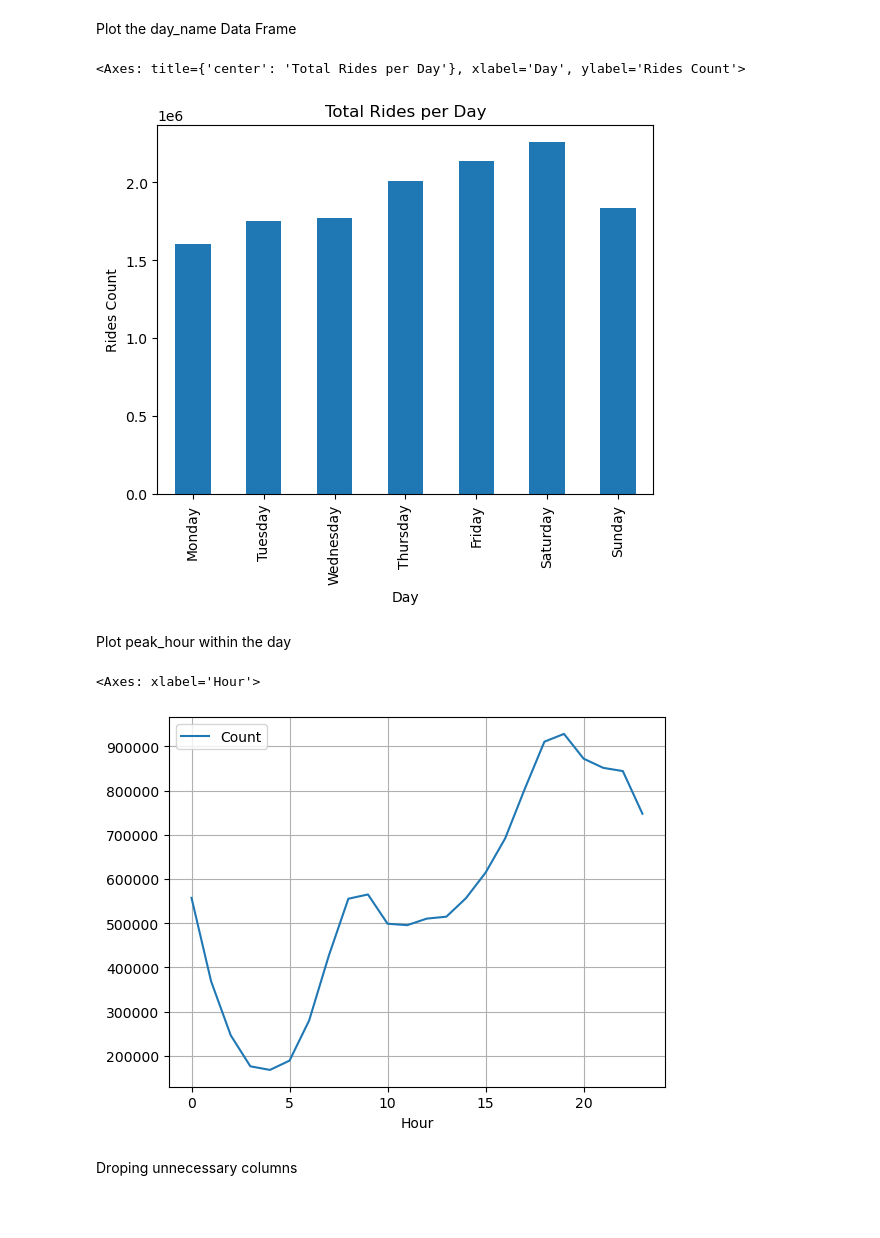
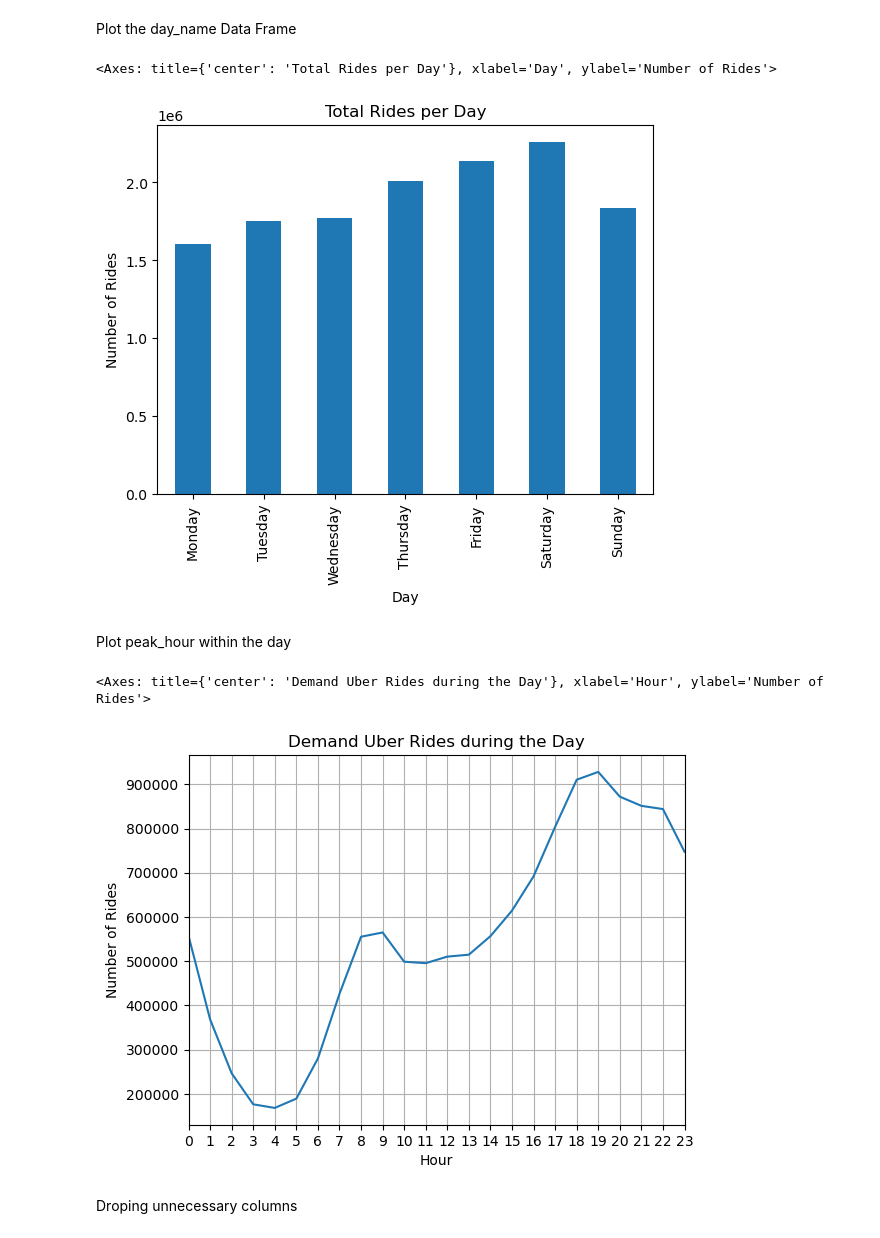
Before and after one commit to zainabaloraibi/Uber-Drives-in-NYC-2015, a Jupyter notebook: notebooks/uber_python.ipynb, the cells around one changed output. Cells and saved outputs as stored; diff of their text form; code cells hidden in the pictures; blank space fills up the shorter version.

```diff
--- a/notebooks/uber_python.ipynb
+++ b/notebooks/uber_python.ipynb
@@ -135,17 +135,17 @@ day_name
 # %% [markdown]
 Plot the day_name Data Frame
 # %%
-day_name.sort_values("Day_Name").plot(kind="bar", x='Day_Name', y='Num_rides',legend=False,title="Total Rides per Day",xlabel='Day',ylabel='Rides Count')
+day_name.sort_values("Day_Name").plot(kind="bar", x='Day_Name', y='Num_rides',legend=False,title="Total Rides per Day",xlabel='Day',ylabel='Number of Rides')
 # %% [output]
-<Axes: title={'center': 'Total Rides per Day'}, xlabel='Day', ylabel='Rides Count'>
+<Axes: title={'center': 'Total Rides per Day'}, xlabel='Day', ylabel='Number of Rides'>
-[figure, old version]
+[figure, new version]
 # %% [markdown]
 Plot peak_hour within the day
 # %%
-peak_hour.plot(kind='line',x='Hour',y='Count',grid=True,)
+peak_hour.plot(kind='line',x='Hour',y='Count',grid=True,legend=False,title="Demand Uber Rides during the Day",xlabel='Hour',ylabel='Number of Rides',xticks=range(0,24),xlim=(0,23))
 # %% [output]
-<Axes: xlabel='Hour'>
+<Axes: title={'center': 'Demand Uber Rides during the Day'}, xlabel='Hour', ylabel='Number of Rides'>
-[figure, old version]
+[figure, new version]
 # %% [markdown]
 Droping unnecessary columns
 # %%
```
Also changed, not shown: parts of 3 cells of this notebook.
